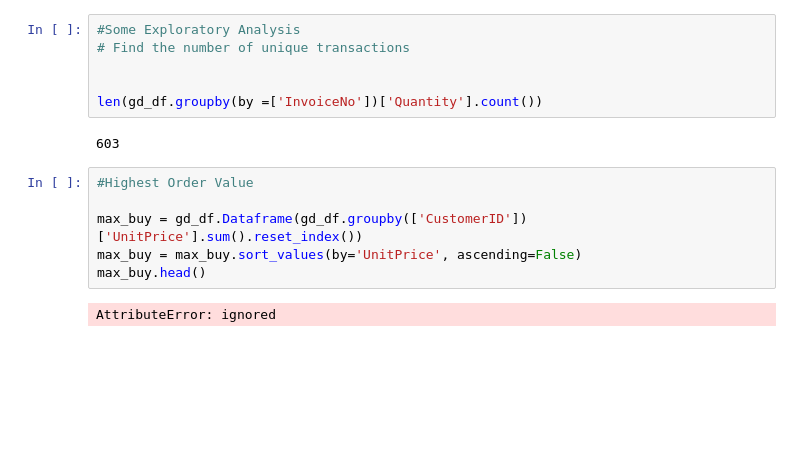
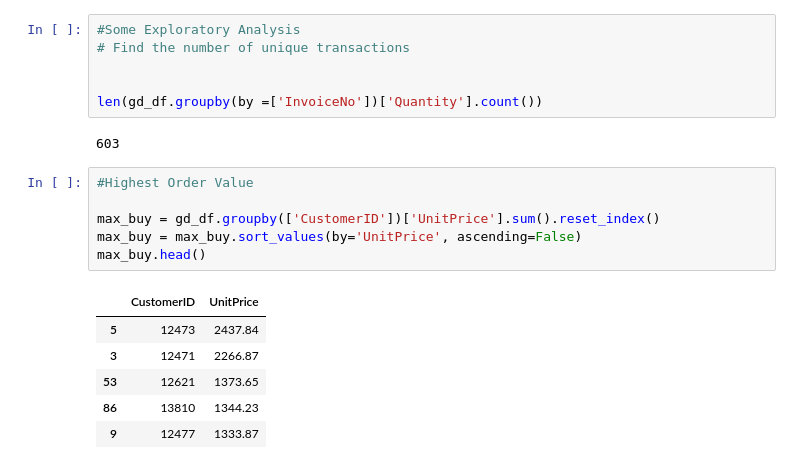
Before and after one commit to srikanthgr1/AdvancedML, a Jupyter notebook: Week1/Apriori_algo_Colab.ipynb, the cells around one changed output. Drawn from its saved outputs; the diff is of its cells as text; blank space fills up the shorter version.

```diff
--- a/Week1/Apriori_algo_Colab.ipynb
+++ b/Week1/Apriori_algo_Colab.ipynb
@@ -69,8 +69,13 @@ len(gd_df.groupby(by =['InvoiceNo'])['Quantity'].count())
 # %%
 #Highest Order Value
 
-max_buy = gd_df.Dataframe(gd_df.groupby(['CustomerID'])['UnitPrice'].sum().reset_index())
+max_buy = gd_df.groupby(['CustomerID'])['UnitPrice'].sum().reset_index()
 max_buy = max_buy.sort_values(by='UnitPrice', ascending=False)
 max_buy.head()
 # %% [output]
-AttributeError: ignored
+|  | CustomerID | UnitPrice |
+| 5 | 12473 | 2437.84 |
+| 3 | 12471 | 2266.87 |
+| 53 | 12621 | 1373.65 |
+| 86 | 13810 | 1344.23 |
+| 9 | 12477 | 1333.87 |
```
Also changed, not shown: parts of 1 cell of this notebook.
